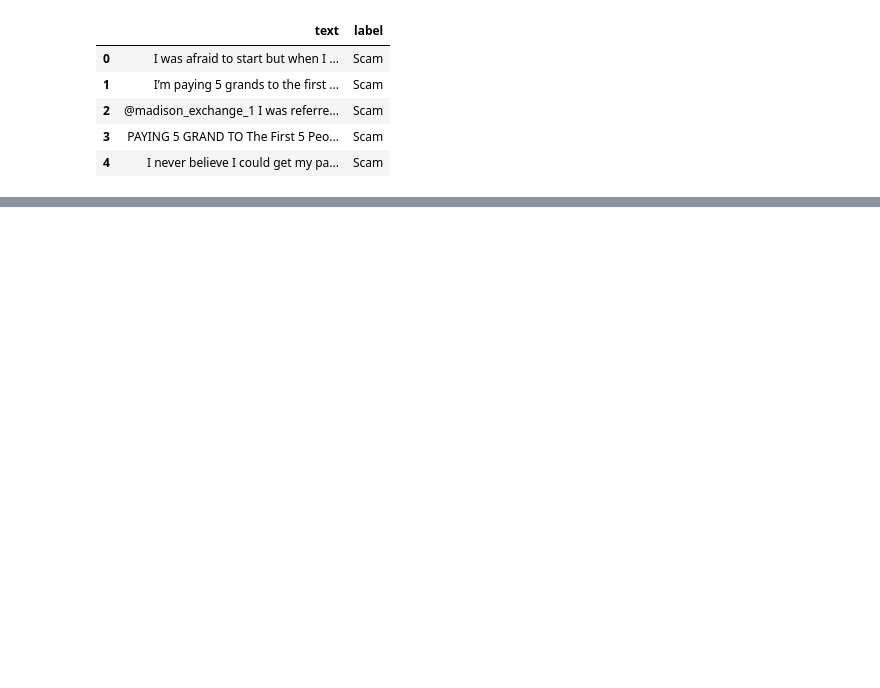
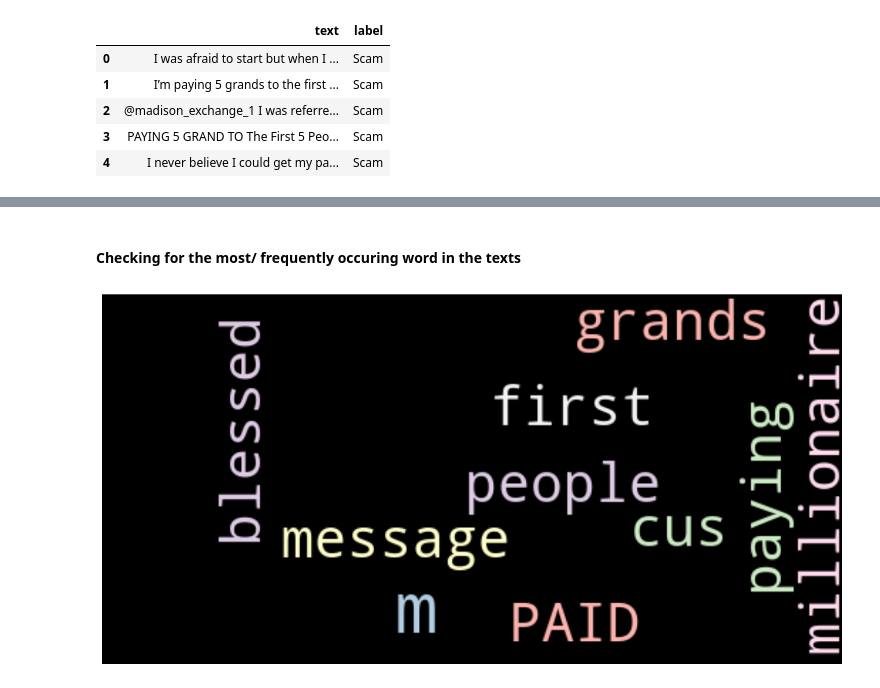
Before and after one commit to Taoheed-O/Spam_Detector_using_RNN_LSTM, a Jupyter notebook: main.ipynb, the cells around one changed output, grey strips where cells are left out. Drawn from its saved outputs; the diff is of its cells as text; code cells hidden in the pictures; blank space fills up the shorter version.

```diff
--- a/main.ipynb
+++ b/main.ipynb
@@ -70,0 +76,2 @@ df_req[df_req['label'] != 'Scam']
+# %%
+df_req['label'] = df_req['label'].apply(lambda x: 'Scam' if x == 'Scam' else 'Not Scam')
@@ -70,0 +98,12 @@ df_req[df_req['label'] != 'Scam']
+# %% [markdown]
+#### Checking for the most/ frequently occuring word in the texts
+# %%
+message_cloud = WordCloud(width =520, height =260, stopwords = STOPWORDS,
+                           max_font_size = 50, background_color = "black",
+                             colormap = 'Pastel1').generate(df_req['text'][1])
+plt.figure(figsize=(16,10))
+plt.imshow(message_cloud, interpolation = 'bilinear')
+plt.axis('off') # turn off axis
+plt.show()
+# %% [output]
+[figure, added]
```
Also changed, not shown: parts of 10 cells of this notebook.
